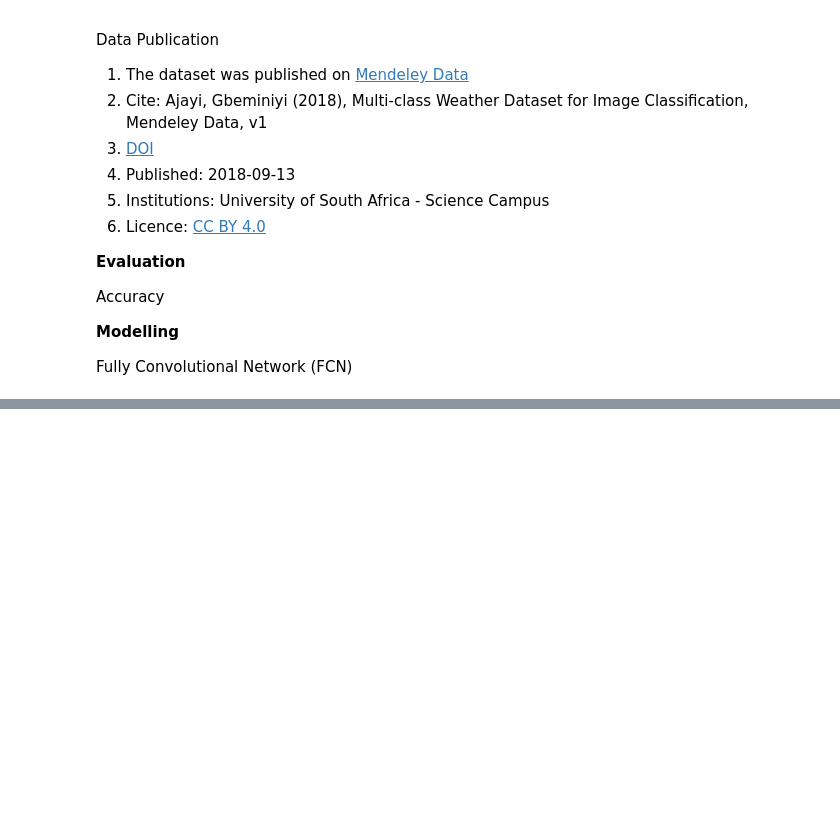
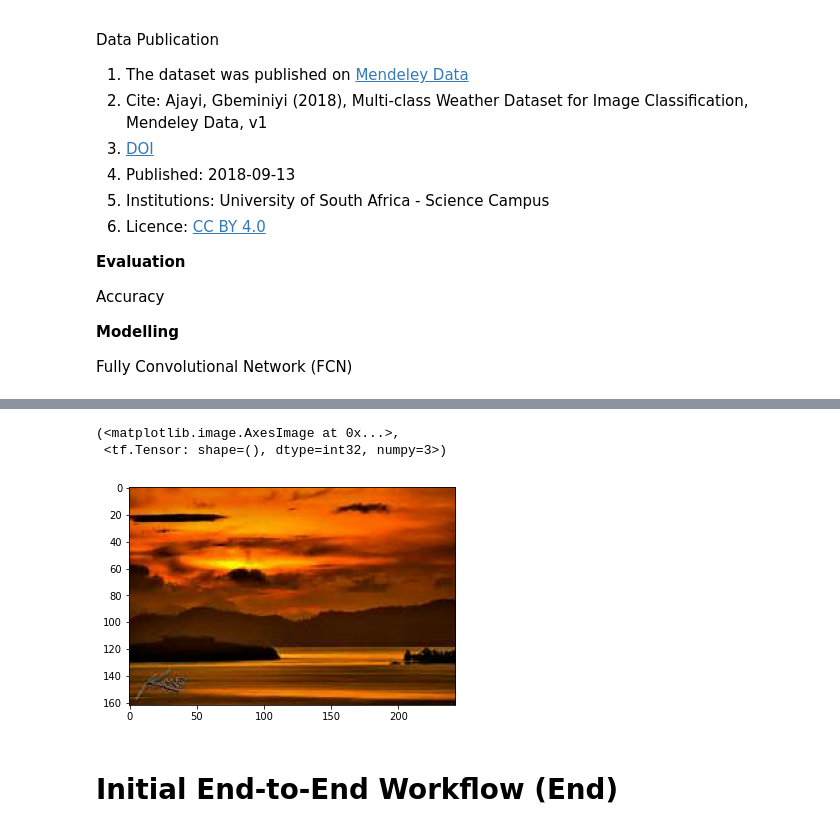
Before and after one commit to Sathwick-Reddy-M/weather-classification-fcn, a Jupyter notebook: weather-classification.ipynb, the cells around one changed output, grey strips where cells are left out. Cells and saved outputs as stored; diff of their text form; code cells hidden in the pictures; blank space fills up the shorter version.

```diff
--- a/weather-classification.ipynb
+++ b/weather-classification.ipynb
@@ -75,0 +110,34 @@ for weather_class in classes:
+# %%
+label_map = {b'Cloudy': 0, b'Rain': 1, b'Shine': 2, b'Sunrise': 3}
+
+f0 = lambda : tf.constant(0)
+f1 = lambda : tf.constant(1)
+f2 = lambda : tf.constant(2)
+f3 = lambda : tf.constant(3)
+
+def get_image_label(file_path):
+    label = tf.strings.split(file_path, os.sep)[-2]
+
+    label_int = tf.case([(tf.equal(label, b'Cloudy'), f0),
+                         (tf.equal(label, b'Rain'), f1),
+                         (tf.equal(label, b'Shine'), f2),
+                         (tf.equal(label, b'Sunrise'), f3)
+                        ])
+
+    raw = tf.io.read_file(file_path)
+    img = tf.image.decode_jpeg(raw, channels=3)
+    img = img/255
+    return img, label_int
+# %%
+train_ds = tf.data.Dataset.list_files('data/Weather/Train/*/*')
+
+train_labeled_ds = train_ds.map(get_image_label)
+# %%
+for i in train_labeled_ds.take(1):
+    sample_inst = i
+# %%
+plt.imshow(sample_inst[0]), sample_inst[1]
+# %% [output]
+(<matplotlib.image.AxesImage at 0x...>,
+ <tf.Tensor: shape=(), dtype=int32, numpy=3>)
+[figure, added]
@@ -75,0 +152,2 @@ for weather_class in classes:
+# %% [markdown]
+# Initial End-to-End Workflow (End)
```
Also changed, not shown: parts of 7 cells of this notebook.
